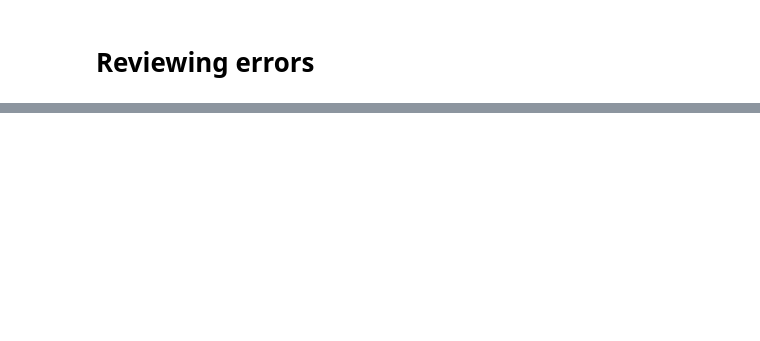
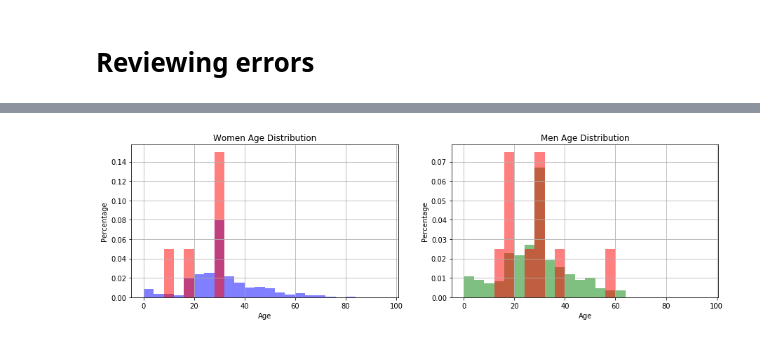
Before and after one commit to guyrom27/PandasTitanic, a Jupyter notebook: main.ipynb, the cells around one changed output, grey strips where cells are left out. Cells and saved outputs as stored; diff of their text form; code cells hidden in the pictures; blank space fills up the shorter version.

```diff
--- a/main.ipynb
+++ b/main.ipynb
@@ -168,2 +44,0 @@ from sklearn.ensemble import RandomForestClassifier
-# %%
-clsfr = RandomForestClassifier(n_estimators=10)
@@ -292,0 +99,4 @@ We don't have the same CabinLetters in train and test, so we need to generate on
+# %%
+pred = clsfr.predict(x_valid)
+errs = x_valid[pred != y_valid]
+errs['Survived'] = y_valid[pred != y_valid]
@@ -292,0 +119,19 @@ We don't have the same CabinLetters in train and test, so we need to generate on
+# %%
+plt.figure(figsize=(15,4))
+plt.subplot(121)
+plt.title('Women Age Distribution')
+plt.xlabel('Age')
+plt.ylabel('Percentage')
+unified_bins = range(0,100,4)
+x_train[x_train.Sex==1.0].Age.hist(bins=unified_bins, density=True, alpha=0.5, color='blue')
+errs[errs.Sex==1.0].Age.hist(bins=unified_bins, density=True, alpha=0.5, color='red')
+
+plt.subplot(122)
+plt.title('Men Age Distribution')
+plt.xlabel('Age')
+plt.ylabel('Percentage')
+x_train[x_train.Sex==0.0].Age.hist(bins=unified_bins, density=True, alpha=0.5, color='green')
+errs[errs.Sex==0.0].Age.hist(bins=unified_bins, density=True, alpha=0.5, color='red')
+plt.savefig('RF_age_errors')
+# %% [output]
+[figure, added]
```
Also changed, not shown: parts of 91 cells of this notebook, 8 other files.
